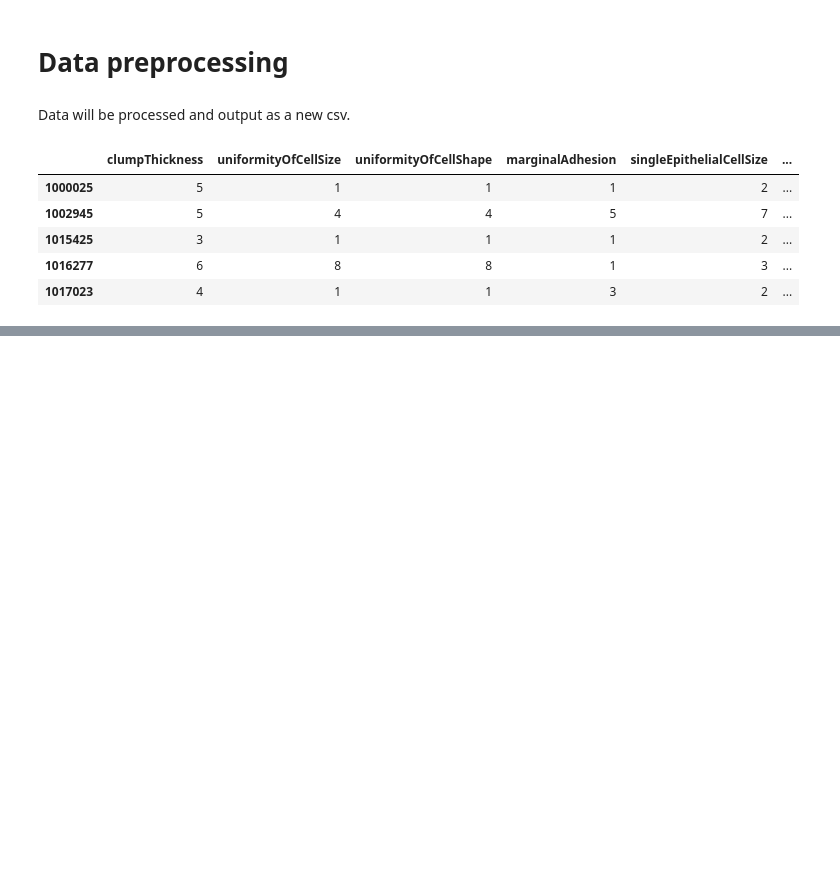
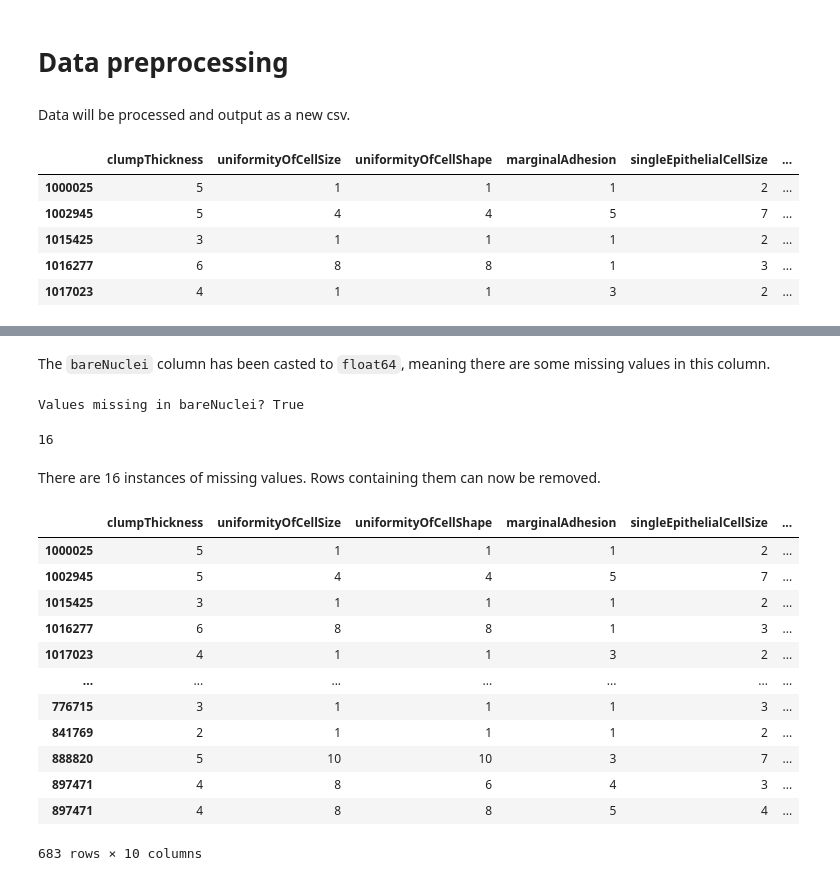
Before and after one commit to MLiS-B1/Project-1, a Jupyter notebook: scripts/preprocessing.ipynb, the cells around one changed output, grey strips where cells are left out. Drawn from its saved outputs; the diff is of its cells as text; code cells hidden in the pictures; blank space fills up the shorter version.

```diff
--- a/scripts/preprocessing.ipynb
+++ b/scripts/preprocessing.ipynb
@@ -34,0 +87,27 @@ data.head()
+# %% [markdown]
+The `bareNuclei` column has been casted to `float64`, meaning there are some missing values in this column.
+# %%
+print(f'Values missing in bareNuclei? {any(data["bareNuclei"].isna())}') # Some values are NaN
+np.count_nonzero(data.isna())
+# %% [output]
+Values missing in bareNuclei? True
+16
+# %% [markdown]
+There are 16 instances of missing values. Rows containing them can now be removed.
+# %%
+data.dropna(axis='index', how='any', inplace=True)
+data
+# %% [output]
+|  | clumpThickness | uniformityOfCellSize | uniformityOfCellShape | marginalAdhesion | singleEpithelialCellSize | ... |
+| 1000025 | 5 | 1 | 1 | 1 | 2 | ... |
+| 1002945 | 5 | 4 | 4 | 5 | 7 | ... |
+| 1015425 | 3 | 1 | 1 | 1 | 2 | ... |
+| 1016277 | 6 | 8 | 8 | 1 | 3 | ... |
+| 1017023 | 4 | 1 | 1 | 3 | 2 | ... |
+| ... | ... | ... | ... | ... | ... | ... |
+| 776715 | 3 | 1 | 1 | 1 | 3 | ... |
+| 841769 | 2 | 1 | 1 | 1 | 2 | ... |
+| 888820 | 5 | 10 | 10 | 3 | 7 | ... |
+| 897471 | 4 | 8 | 6 | 4 | 3 | ... |
+| 897471 | 4 | 8 | 8 | 5 | 4 | ... |
+683 rows × 10 columns
```
Also changed, not shown: parts of 17 cells of this notebook.
